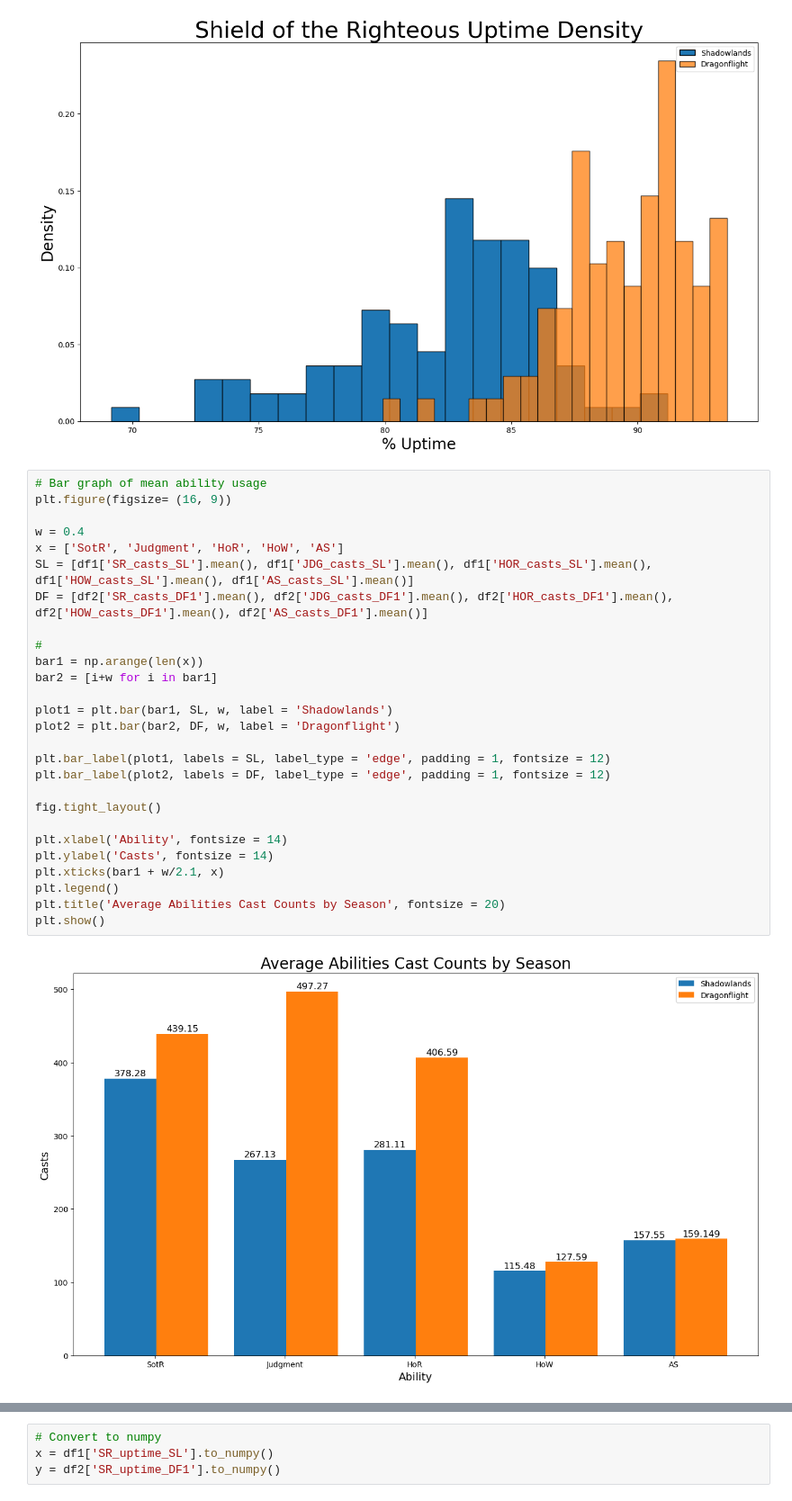
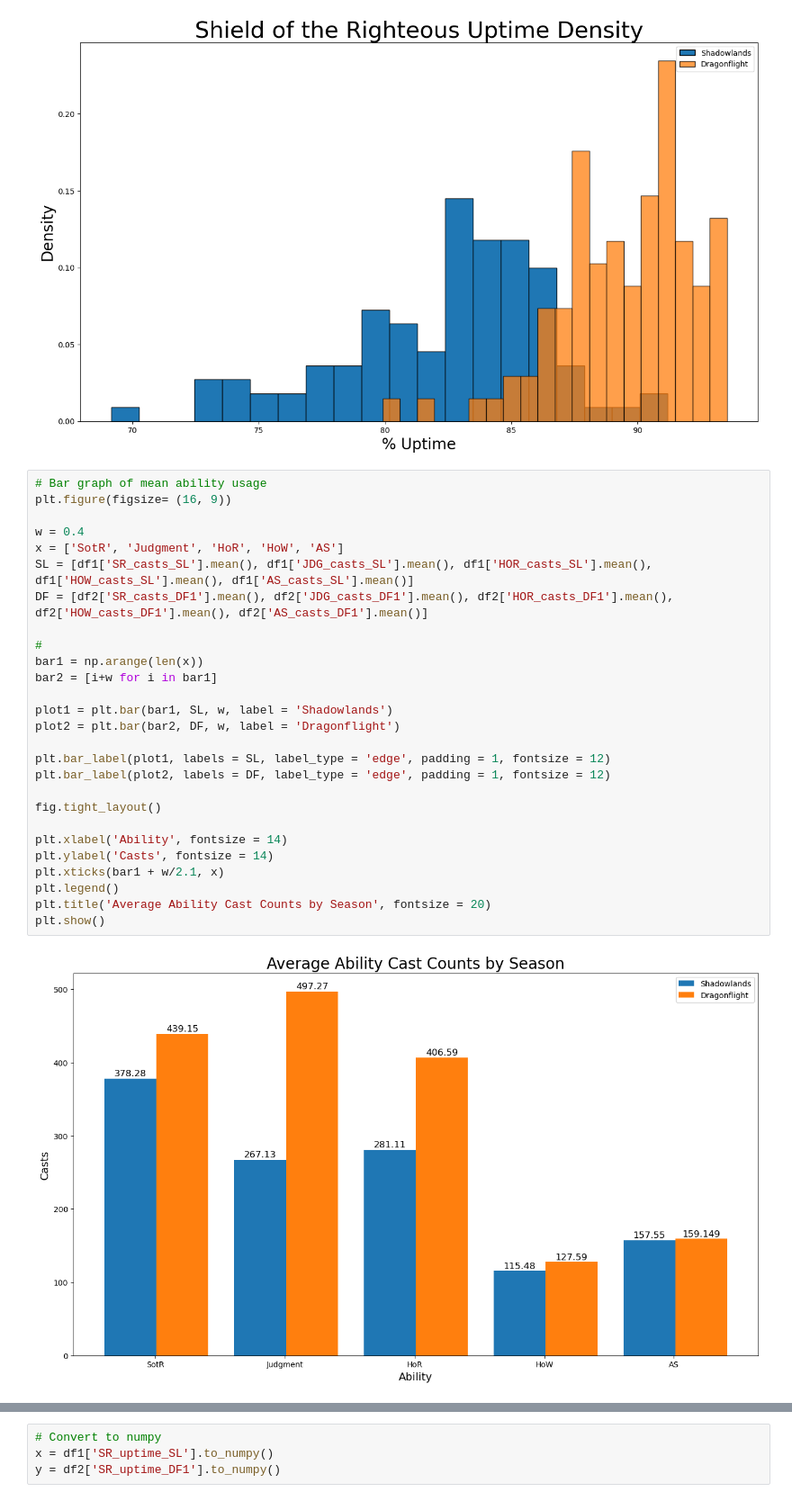
Before and after one commit to Strong-Deutan/WoW_Prot_Paladin_Analysis, a Jupyter notebook: wow_paladin_analysis.ipynb, the cells around one changed output, grey strips where cells are left out. Shown: that part at 90% size. Cells and saved outputs as stored; diff of their text form.

```diff
--- a/wow_paladin_analysis.ipynb
+++ b/wow_paladin_analysis.ipynb
@@ -149,29 +164,29 @@ plt.show
 # %%
 # Bar graph of mean ability usage
 plt.figure(figsize= (16, 9))
 
 w = 0.4
 x = ['SotR', 'Judgment', 'HoR', 'HoW', 'AS']
 SL = [df1['SR_casts_SL'].mean(), df1['JDG_casts_SL'].mean(), df1['HOR_casts_SL'].mean(), df1['HOW_casts_SL'].mean(), df1['AS_casts_SL'].mean()]
 DF = [df2['SR_casts_DF1'].mean(), df2['JDG_casts_DF1'].mean(), df2['HOR_casts_DF1'].mean(), df2['HOW_casts_DF1'].mean(), df2['AS_casts_DF1'].mean()]
 
 #
 bar1 = np.arange(len(x))
 bar2 = [i+w for i in bar1]
 
 plot1 = plt.bar(bar1, SL, w, label = 'Shadowlands')
 plot2 = plt.bar(bar2, DF, w, label = 'Dragonflight')
 
 plt.bar_label(plot1, labels = SL, label_type = 'edge', padding = 1, fontsize = 12)
 plt.bar_label(plot2, labels = DF, label_type = 'edge', padding = 1, fontsize = 12)
 
 fig.tight_layout()
 
 plt.xlabel('Ability', fontsize = 14)
 plt.ylabel('Casts', fontsize = 14)
 plt.xticks(bar1 + w/2.1, x)
 plt.legend()
-plt.title('Average Abilities Cast Counts by Season', fontsize = 20)
+plt.title('Average Ability Cast Counts by Season', fontsize = 20)
 plt.show()
 # %% [output]
-[figure, old version]
+[figure, new version]
```
Also changed, not shown: parts of 25 cells of this notebook.
